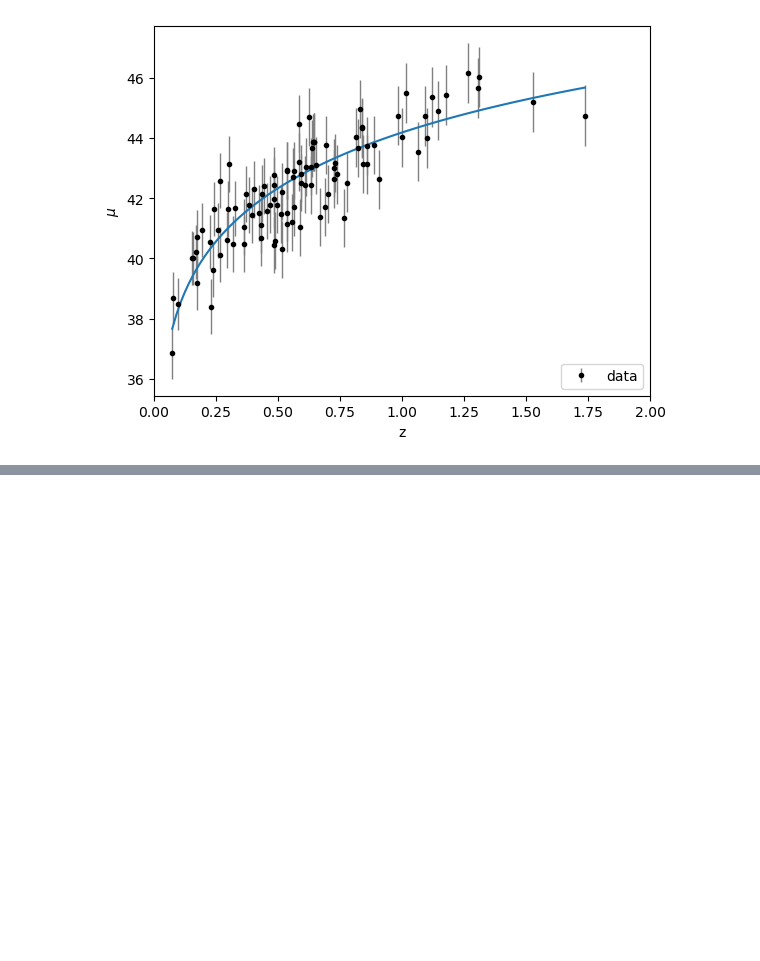
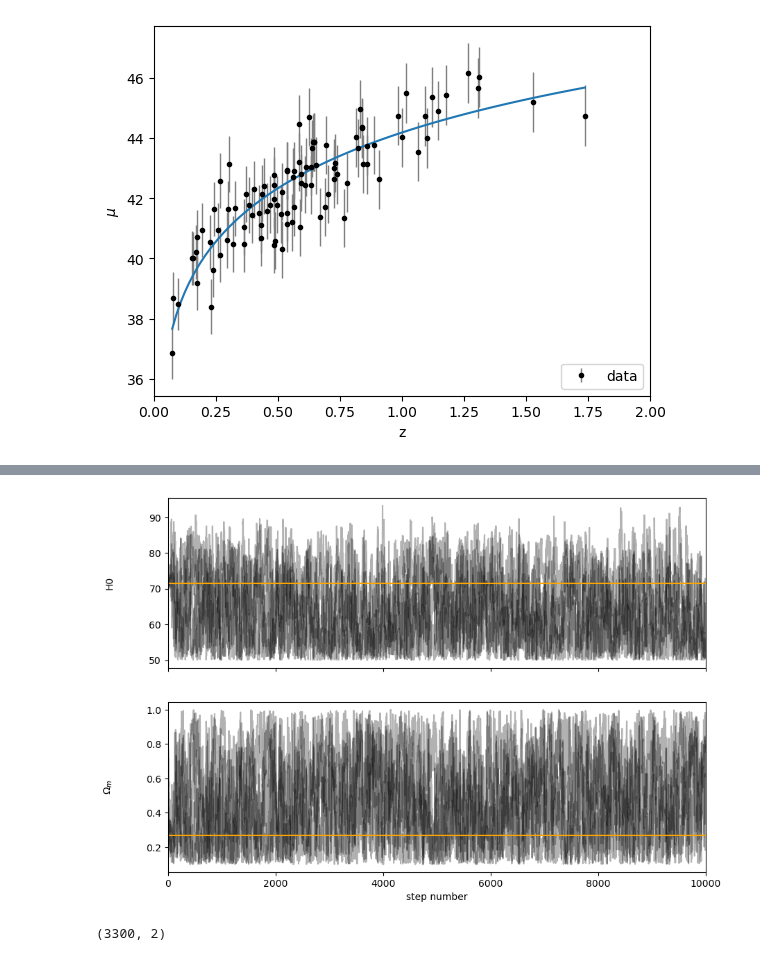
Before and after one commit to om-erika/astrostatistics_bicocca_2024, a Jupyter notebook: working/supernovae_distances_gpr.ipynb, the cells around one changed output, grey strips where cells are left out. Cells and saved outputs as stored; diff of their text form; code cells hidden in the pictures; blank space fills up the shorter version.

```diff
--- a/working/supernovae_distances_gpr.ipynb
+++ b/working/supernovae_distances_gpr.ipynb
@@ -54,14 +66,10 @@ def mu_func(z_s, H_0, Om_m):
 n = 100
 z_sample, mu_sample, dmu = generate_mu_z(n, random_state=1234)
 z_lin = np.linspace(min(z_sample), max(z_sample), n)
-result = []
-
-for z in z_lin:
-    result.append(mu_func(z,  cosmo.H(0).to(u.km/u.pc/u.s).value, 0.27))
 
 #print(result)
 plt.errorbar(z_sample, mu_sample, dmu, fmt='.k', ecolor='gray', lw=1,label='data')
-plt.plot(z_lin, result)
+plt.plot(z_lin, mu_func(z_lin,  cosmo.H(0).value, 0.27))
 plt.xlabel("z")
 plt.ylabel("$\mu$")
 plt.legend(loc='lower right')
@@ -76,0 +167,10 @@ ValueError: The truth value of an array with more than one element is ambiguous.
+# %%
+nwalkers, ndim = 5, 2 #number of walkers and dimensions
+burn, nsteps = 100, 10000 #step needed to burn, and total number of steps
+
+np.random.seed(9)
+starting_guesses = parameters + np.random.random((nwalkers, ndim)) #walkers starting from good points, otherwise error
+#initializing emcee
+sampler = emcee.EnsembleSampler(nwalkers, ndim, log_probability, args=(z_sample, mu_sample, dmu))
+sampler.run_mcmc(starting_guesses, nsteps, progress = True)
+emcee_trace = sampler.chain[:, burn:, :].reshape(-1, ndim) #getting emcee_trace
@@ -76,0 +189,22 @@ ValueError: The truth value of an array with more than one element is ambiguous.
+# %%
+#plot trace as shown by emcee
+fig, axes = plt.subplots(ndim, figsize=(10, 7), sharex=True)
+samples = sampler.get_chain()
+labels = ["H0", r"$\Omega_m$"]
+for i in range(ndim):
+    ax = axes[i]
+    ax.plot(samples[:, :, i], "k", alpha=0.3)
+    ax.axhline(parameters[i], color = 'orange') #add line with initial guesses
+    ax.set_xlim(0, len(samples))
+    ax.set_ylabel(labels[i])
+    ax.yaxis.set_label_coords(-0.1, 0.5)
+
+axes[-1].set_xlabel("step number");
+# %% [output]
+[figure, added]
+# %%
+#plotting corner plot as shown by emcee
+flat_samples = sampler.get_chain(discard=100, thin=15, flat=True)
+print(flat_samples.shape)
+# %% [output]
+(3300, 2)
```
Also changed, not shown: parts of 14 cells of this notebook, 2 other files.
